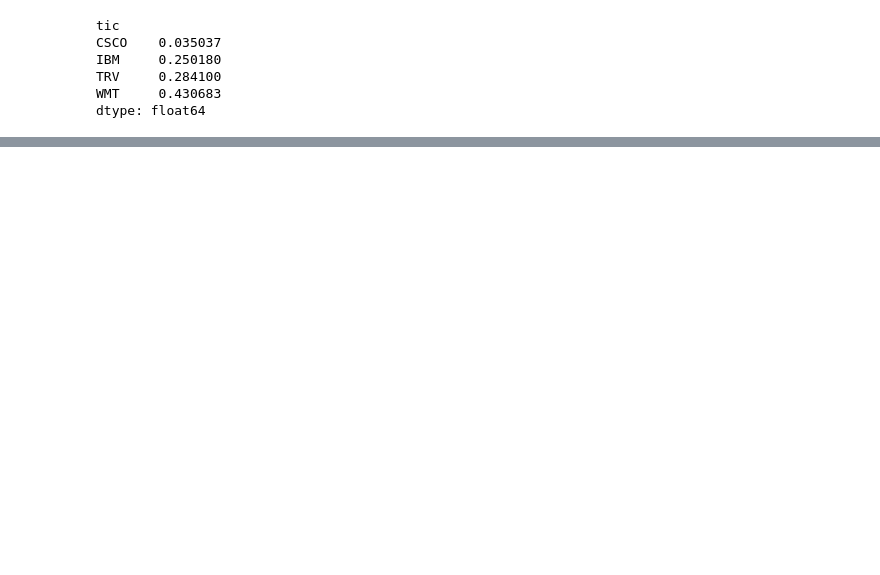
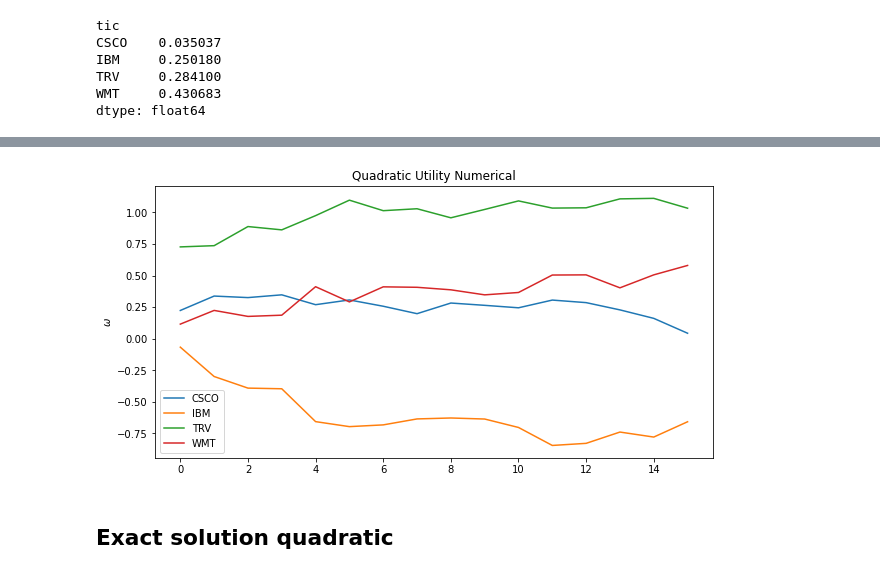
Before and after one commit to simontherien/portfolio-optim, a Jupyter notebook: ptf_opt.ipynb, the cells around one changed output, grey strips where cells are left out. Cells and saved outputs as stored; diff of their text form; code cells hidden in the pictures; blank space fills up the shorter version.

```diff
--- a/ptf_opt.ipynb
+++ b/ptf_opt.ipynb
@@ -1673,0 +1686,14 @@ dtype: float64
+# %%
+res_qu = []
+rtrn_qu = []
+i = 0
+np.random.seed(42)
+while i < len(range(trade_len)):
+    w_qu, perf_qu = construct_portfolio(
+        df_prices[i : roll + i], 0.0000, "monthly", "quadratic_utility", ["weight"], {"aversion": 3}, [{"weight_bound":(-2, 2), "sum":1}]
+    )
+    i += 20
+    print(perf_qu)
+    res_qu.append(w_qu)
+    rtrn_qu.append(perf_qu["Expected return"])
+df_weights_qu = pd.DataFrame(res_qu)
@@ -1673,0 +1717,9 @@ dtype: float64
+# %%
+df_weights_qu.plot.line(figsize=(10, 5))
+plt.ylabel("$\omega$")
+plt.title("Quadratic Utility Numerical")
+plt.show()
+# %% [output]
+[figure, added]
+# %% [markdown]
+## Exact solution quadratic
```
Also changed, not shown: parts of 25 cells of this notebook.
